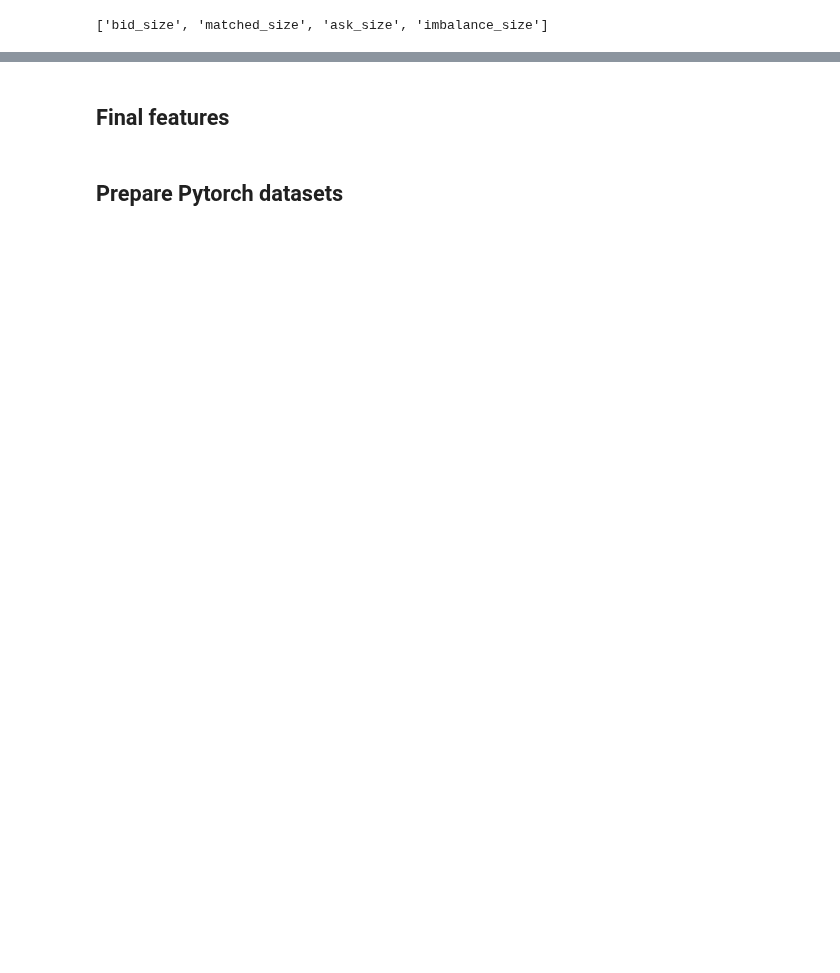
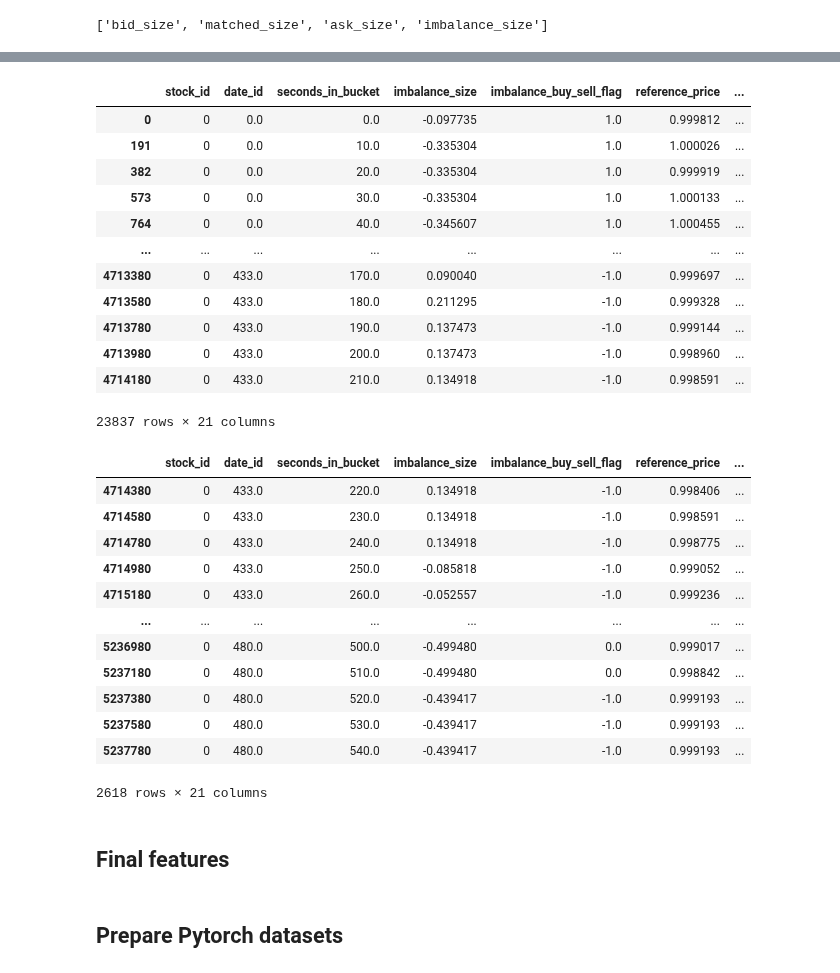
Before and after one commit to florencetsang/optiver2023, a Jupyter notebook: florence/transformer_encoder.ipynb, the cells around one changed output, grey strips where cells are left out. Cells and saved outputs as stored; diff of their text form; code cells hidden in the pictures; blank space fills up the shorter version.

```diff
--- a/florence/transformer_encoder.ipynb
+++ b/florence/transformer_encoder.ipynb
@@ -334,3 +334,26 @@ stock_id
 198    26455
 199    21615
 Length: 200, dtype: int64
+# %%
+df_grouped_train_map = {}
+df_grouped_val_map = {}
+df_grouped_train_map_sizes_sum = 0
+df_grouped_val_map_sizes_sum = 0
+
+for item_id, gdf in df_grouped:
+    training_k_fold_idx_filter_mask = gdf.index.isin(k_fold_train_df_index)
+
+    training_df = gdf[training_k_fold_idx_filter_mask]
+    df_grouped_train_map[item_id] = training_df
+    df_grouped_train_map_sizes_sum += training_df.shape[0]
+
+    validation_df = gdf[~training_k_fold_idx_filter_mask]
+    df_grouped_val_map[item_id] = validation_df
+    df_grouped_val_map_sizes_sum += validation_df.shape[0]
+
+    assert training_df.shape[0] > 0 \
+        and validation_df.shape[0] > 0 \
+        and training_df.shape[0] + validation_df.shape[0] == gdf.shape[0], f"{item_id} invalid shape, training_df: {training_df.shape}, validation_df: {validation_df.shape}"
+
+print(df_grouped_train_map_sizes_sum, df_grouped_val_map_sizes_sum, k_fold_train_df_index.shape, k_fold_val_df_index.shape)
+print(df_grouped_train_map_sizes_sum + df_grouped_val_map_sizes_sum - k_fold_train_df_index.shape[0] - k_fold_val_df_index.shape[0])
@@ -353,8 +375,8 @@ print(normalize_columns)
 ['bid_size', 'matched_size', 'ask_size', 'imbalance_size']
 # %%
 stock_processors = [
-    # StockNormalizeFeaturesPreprocessor(normalize_columns),
+    StockNormalizeFeaturesPreprocessor(normalize_columns),
 ]
 stock_processor = CompositeGroupedDataPreprocessor(stock_processors)
 # %%
-df, df_grouped = stock_processor.apply(df, df_grouped)
+stock_processor.fit(df_grouped_train_map)
@@ -360,0 +388,3 @@ df, df_grouped = stock_processor.apply(df, df_grouped)
+# %%
+df_grouped_train_map = stock_processor.apply(df_grouped_train_map)
+df_grouped_val_map = stock_processor.apply(df_grouped_val_map)
@@ -361,3 +400,33 @@ df, df_grouped = stock_processor.apply(df, df_grouped)
+# %%
+display(df_grouped_train_map[0])
+display(df_grouped_val_map[0])
+# %% [output]
+|  | stock_id | date_id | seconds_in_bucket | imbalance_size | imbalance_buy_sell_flag | reference_price | ... |
+| 0 | 0 | 0.0 | 0.0 | -0.097735 | 1.0 | 0.999812 | ... |
+| 191 | 0 | 0.0 | 10.0 | -0.335304 | 1.0 | 1.000026 | ... |
+| 382 | 0 | 0.0 | 20.0 | -0.335304 | 1.0 | 0.999919 | ... |
+| 573 | 0 | 0.0 | 30.0 | -0.335304 | 1.0 | 1.000133 | ... |
+| 764 | 0 | 0.0 | 40.0 | -0.345607 | 1.0 | 1.000455 | ... |
+| ... | ... | ... | ... | ... | ... | ... | ... |
+| 4713380 | 0 | 433.0 | 170.0 | 0.090040 | -1.0 | 0.999697 | ... |
+| 4713580 | 0 | 433.0 | 180.0 | 0.211295 | -1.0 | 0.999328 | ... |
+| 4713780 | 0 | 433.0 | 190.0 | 0.137473 | -1.0 | 0.999144 | ... |
+| 4713980 | 0 | 433.0 | 200.0 | 0.137473 | -1.0 | 0.998960 | ... |
+| 4714180 | 0 | 433.0 | 210.0 | 0.134918 | -1.0 | 0.998591 | ... |
+23837 rows × 21 columns
+|  | stock_id | date_id | seconds_in_bucket | imbalance_size | imbalance_buy_sell_flag | reference_price | ... |
+| 4714380 | 0 | 433.0 | 220.0 | 0.134918 | -1.0 | 0.998406 | ... |
+| 4714580 | 0 | 433.0 | 230.0 | 0.134918 | -1.0 | 0.998591 | ... |
+| 4714780 | 0 | 433.0 | 240.0 | 0.134918 | -1.0 | 0.998775 | ... |
+| 4714980 | 0 | 433.0 | 250.0 | -0.085818 | -1.0 | 0.999052 | ... |
+| 4715180 | 0 | 433.0 | 260.0 | -0.052557 | -1.0 | 0.999236 | ... |
+| ... | ... | ... | ... | ... | ... | ... | ... |
+| 5236980 | 0 | 480.0 | 500.0 | -0.499480 | 0.0 | 0.999017 | ... |
+| 5237180 | 0 | 480.0 | 510.0 | -0.499480 | 0.0 | 0.998842 | ... |
+| 5237380 | 0 | 480.0 | 520.0 | -0.439417 | -1.0 | 0.999193 | ... |
+| 5237580 | 0 | 480.0 | 530.0 | -0.439417 | -1.0 | 0.999193 | ... |
+| 5237780 | 0 | 480.0 | 540.0 | -0.439417 | -1.0 | 0.999193 | ... |
+2618 rows × 21 columns
 # %% [markdown]
 ## Final features
 # %%
```
Also changed, not shown: parts of 8 cells of this notebook, 2 other files.
